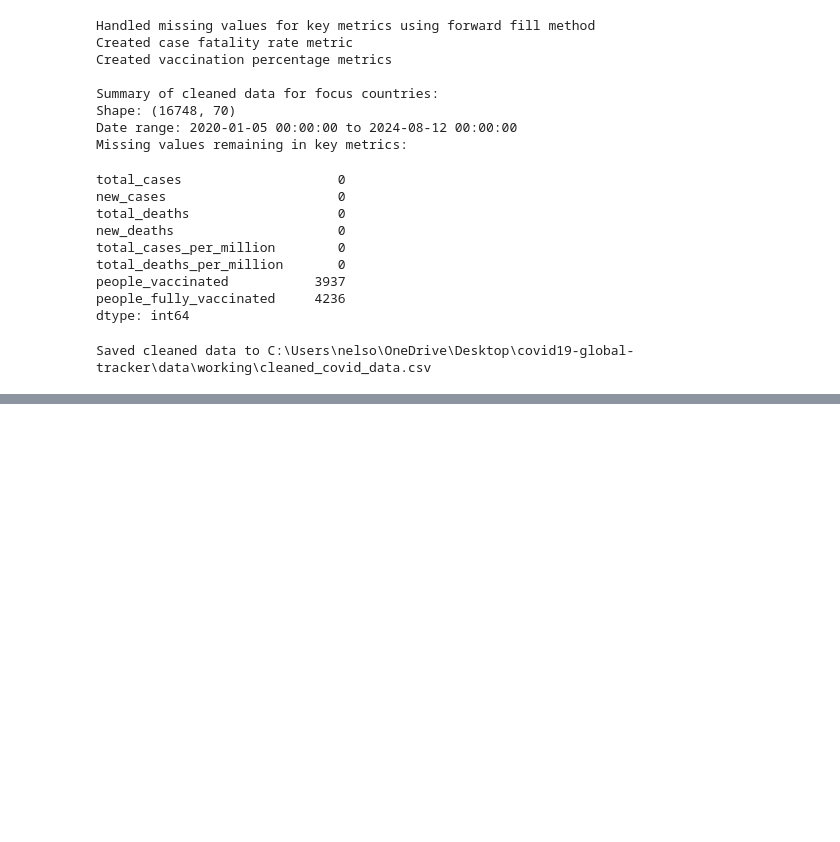
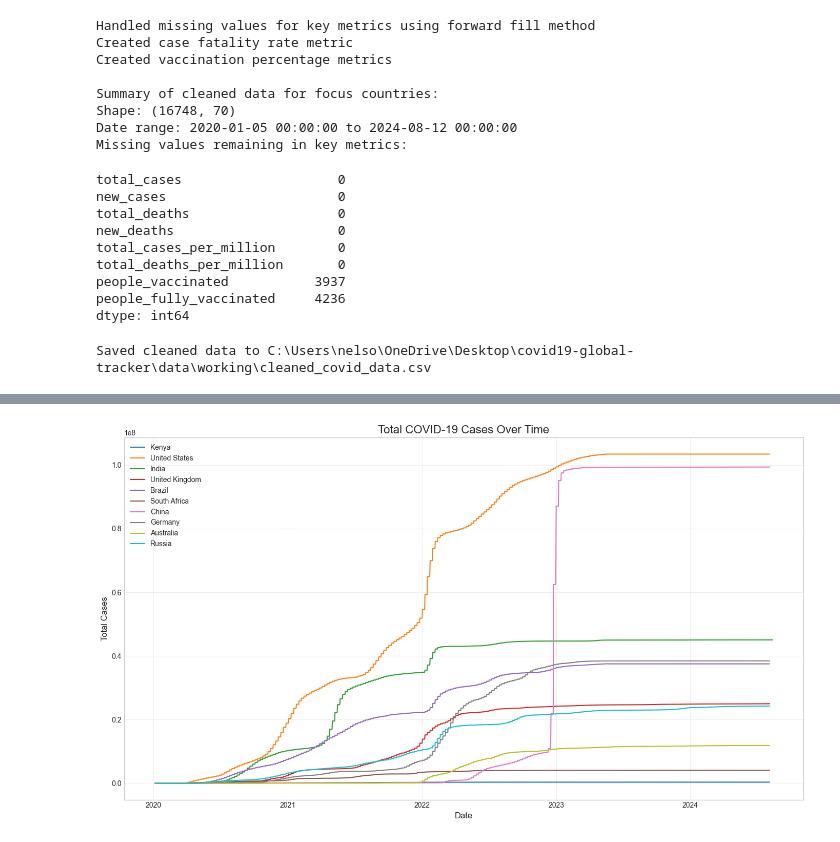
Before and after one commit to NMsby/covid19-global-tracker, a Jupyter notebook: notebooks/covid19_data_analysis.ipynb, the cells around one changed output, grey strips where cells are left out. Saved outputs shown, nothing was run; the diff lists cells and outputs as text; code cells hidden in the pictures; blank space fills up the shorter version.

```diff
--- a/notebooks/covid19_data_analysis.ipynb
+++ b/notebooks/covid19_data_analysis.ipynb
@@ -346,3 +346,88 @@ people_vaccinated           3937
 people_fully_vaccinated     4236
 dtype: int64
 Saved cleaned data to C:\Users\nelso\OneDrive\Desktop\covid19-global-tracker\data\working\cleaned_covid_data.csv
+# %%
+# Exploratory Data Analysis - Time Trends
+
+# Set up figure aesthetics for time series plots
+plt.figure(figsize=(14, 10))
+plt.style.use('seaborn-v0_8-whitegrid')
+
+# 1. Total cases over time for focus countries
+plt.figure(figsize=(14, 8))
+for country in focus_countries:
+    country_data = df_focus[df_focus['location'] == country]
+    plt.plot(country_data['date'], country_data['total_cases'], label=country)
+
+plt.title('Total COVID-19 Cases Over Time', fontsize=16)
+plt.xlabel('Date', fontsize=12)
+plt.ylabel('Total Cases', fontsize=12)
+plt.legend(fontsize=10)
+plt.grid(True, alpha=0.3)
+plt.tight_layout()
+plt.savefig(os.path.join(vis_dir, 'total_cases_time_trend.png'), dpi=300)
+plt.show()
+
+# 2. Total cases per million (better for comparison)
+plt.figure(figsize=(14, 8))
+for country in focus_countries:
+    country_data = df_focus[df_focus['location'] == country]
+    plt.plot(country_data['date'], country_data['total_cases_per_million'], label=country)
+
+plt.title('Total COVID-19 Cases per Million Over Time', fontsize=16)
+plt.xlabel('Date', fontsize=12)
+plt.ylabel('Cases per Million', fontsize=12)
+plt.legend(fontsize=10)
+plt.grid(True, alpha=0.3)
+plt.tight_layout()
+plt.savefig(os.path.join(vis_dir, 'cases_per_million_time_trend.png'), dpi=300)
+plt.show()
+
+# 3. Daily new cases (7-day rolling average for smoothing)
+plt.figure(figsize=(14, 8))
+for country in focus_countries:
+    country_data = df_focus[df_focus['location'] == country]
+    # Calculate 7-day rolling average if new_cases exists
+    if 'new_cases' in country_data.columns:
+        rolling = country_data['new_cases'].rolling(window=7).mean()
+        plt.plot(country_data['date'], rolling, label=country)
+
+plt.title('Daily New COVID-19 Cases (7-Day Rolling Average)', fontsize=16)
+plt.xlabel('Date', fontsize=12)
+plt.ylabel('New Daily Cases (7-day avg)', fontsize=12)
+plt.legend(fontsize=10)
+plt.grid(True, alpha=0.3)
+plt.tight_layout()
+plt.savefig(os.path.join(vis_dir, 'new_cases_rolling_average.png'), dpi=300)
+plt.show()
+
+# 4. Total deaths over time
+plt.figure(figsize=(14, 8))
+for country in focus_countries:
+    country_data = df_focus[df_focus['location'] == country]
+    plt.plot(country_data['date'], country_data['total_deaths'], label=country)
+
+plt.title('Total COVID-19 Deaths Over Time', fontsize=16)
+plt.xlabel('Date', fontsize=12)
+plt.ylabel('Total Deaths', fontsize=12)
+plt.legend(fontsize=10)
+plt.grid(True, alpha=0.3)
+plt.tight_layout()
+plt.savefig(os.path.join(vis_dir, 'total_deaths_time_trend.png'), dpi=300)
+plt.show()
+
+# 5. Case fatality rate over time
+plt.figure(figsize=(14, 8))
+for country in focus_countries:
+    country_data = df_focus[df_focus['location'] == country]
+    plt.plot(country_data['date'], country_data['case_fatality_rate'], label=country)
+
+plt.title('COVID-19 Case Fatality Rate Over Time', fontsize=16)
+plt.xlabel('Date', fontsize=12)
+plt.ylabel('Case Fatality Rate (%)', fontsize=12)
+plt.legend(fontsize=10)
+plt.grid(True, alpha=0.3)
+plt.tight_layout()
+plt.savefig(os.path.join(vis_dir, 'case_fatality_rate.png'), dpi=300)
+plt.show()
+# %% [output]
@@ -348,0 +435 @@ Saved cleaned data to C:\Users\nelso\OneDrive\Desktop\covid19-global-tracker\dat
+[figure, added]
```
Also changed, not shown: parts of 1 cell of this notebook, 5 other files.
